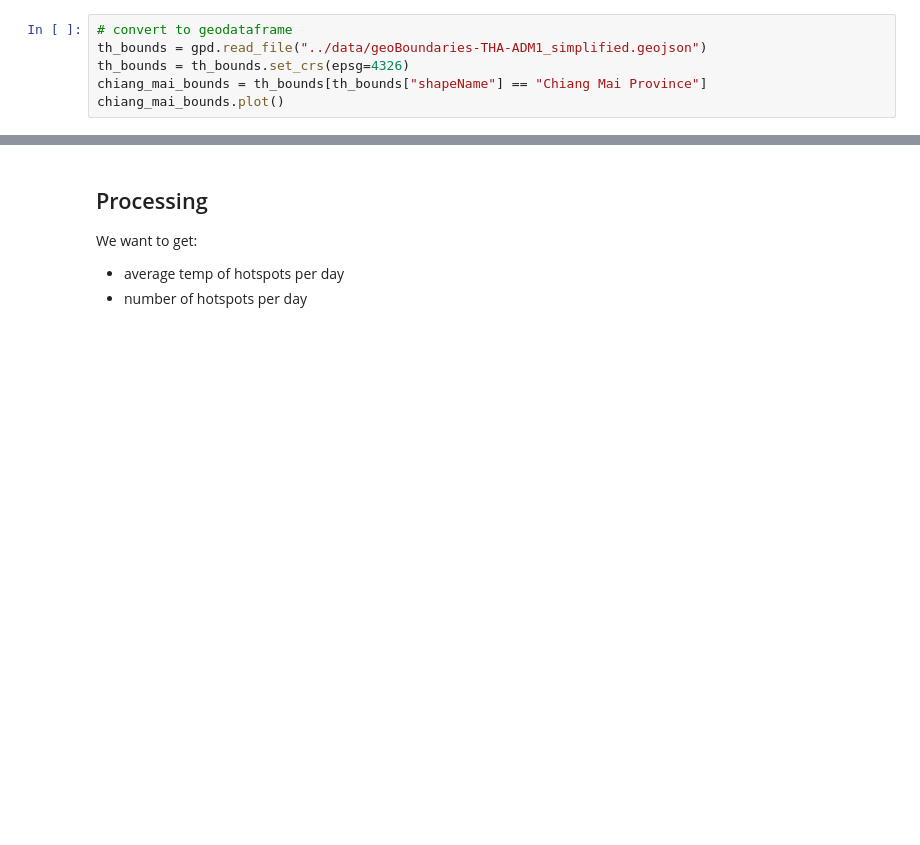
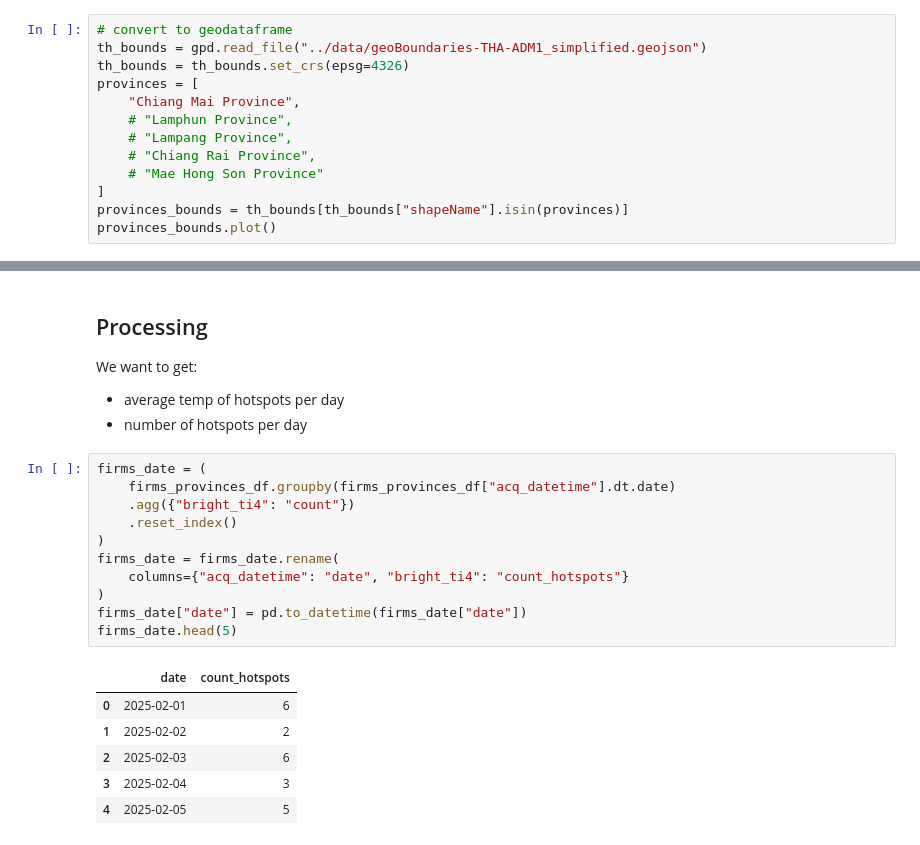
Before and after one commit to dafrose-bajaro/analytics-repo, a Jupyter notebook: notebooks/01_eda_firms.ipynb, the cells around one changed output, grey strips where cells are left out. Saved outputs shown, nothing was run; the diff lists cells and outputs as text; blank space fills up the shorter version.

```diff
--- a/notebooks/01_eda_firms.ipynb
+++ b/notebooks/01_eda_firms.ipynb
@@ -46,8 +49,15 @@ geoBoundaries-THA-A 100%[===================>] 986.30K  1.56MB/s    in 0.6s
 # convert to geodataframe
 th_bounds = gpd.read_file("../data/geoBoundaries-THA-ADM1_simplified.geojson")
 th_bounds = th_bounds.set_crs(epsg=4326)
-chiang_mai_bounds = th_bounds[th_bounds["shapeName"] == "Chiang Mai Province"]
-chiang_mai_bounds.plot()
+provinces = [
+    "Chiang Mai Province",
+    # "Lamphun Province",
+    # "Lampang Province",
+    # "Chiang Rai Province",
+    # "Mae Hong Son Province"
+]
+provinces_bounds = th_bounds[th_bounds["shapeName"].isin(provinces)]
+provinces_bounds.plot()
 # %% [output]
 <Axes: >
 [figure]
@@ -147,3 +155,21 @@ We want to get:
 
 - average temp of hotspots per day
 - number of hotspots per day
+# %%
+firms_date = (
+    firms_provinces_df.groupby(firms_provinces_df["acq_datetime"].dt.date)
+    .agg({"bright_ti4": "count"})
+    .reset_index()
+)
+firms_date = firms_date.rename(
+    columns={"acq_datetime": "date", "bright_ti4": "count_hotspots"}
+)
+firms_date["date"] = pd.to_datetime(firms_date["date"])
+firms_date.head(5)
+# %% [output]
+|  | date | count_hotspots |
+| 0 | 2025-02-01 | 6 |
+| 1 | 2025-02-02 | 2 |
+| 2 | 2025-02-03 | 6 |
+| 3 | 2025-02-04 | 3 |
+| 4 | 2025-02-05 | 5 |
```
Also changed, not shown: parts of 7 cells of this notebook, 2 other files.
